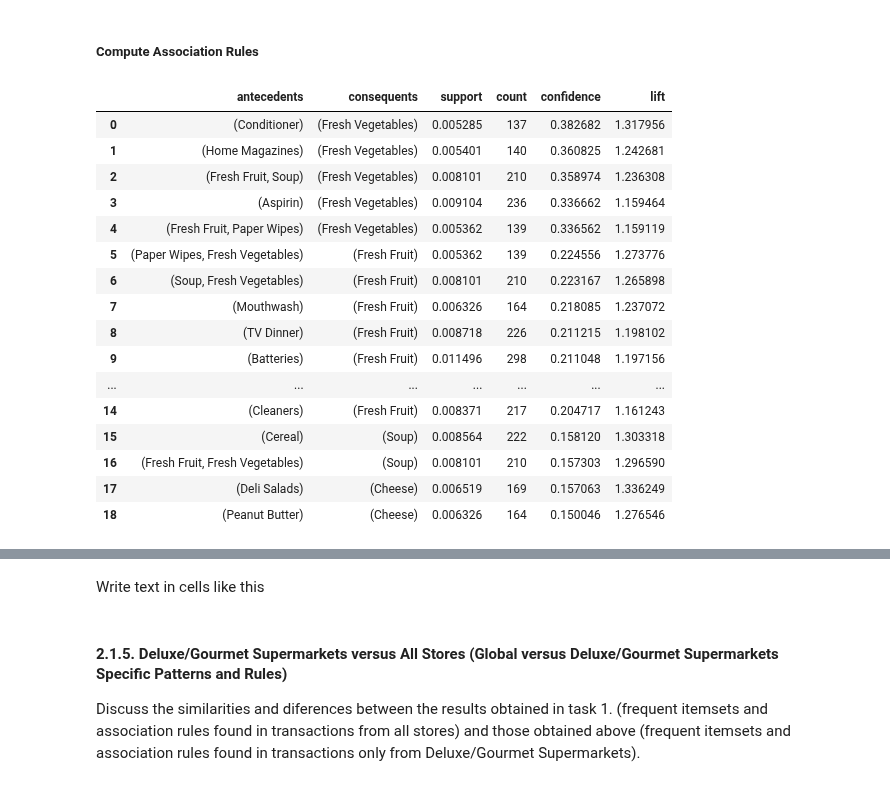
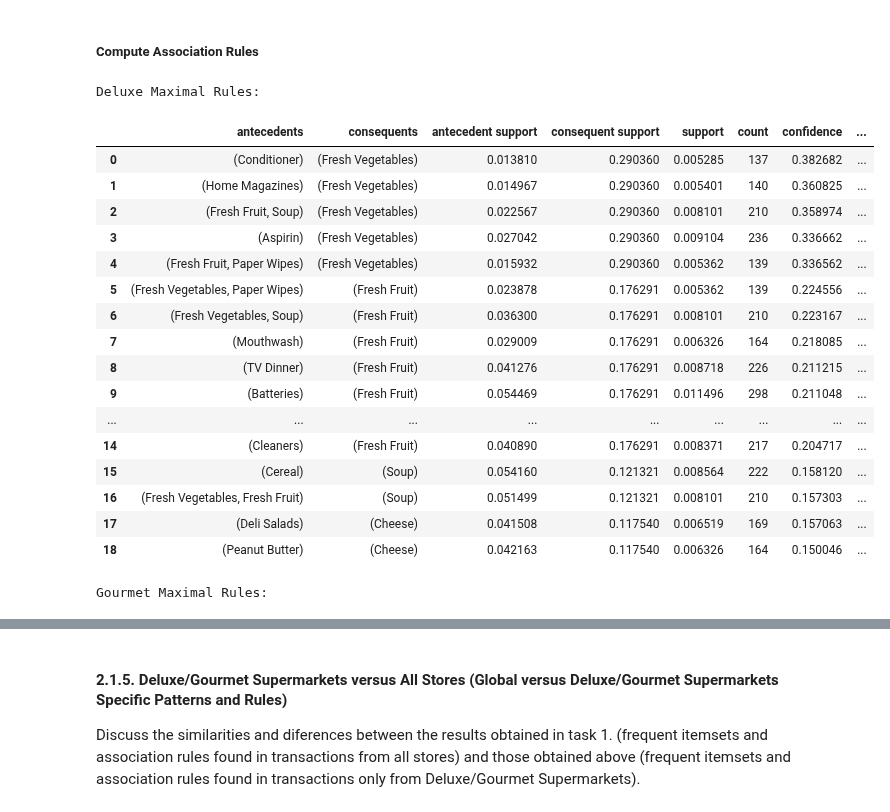
Before and after one commit to ijustsnapped/DataMine_PI, a Jupyter notebook: PD_202425_Project1/PD_202425_Project.ipynb, the cells around one changed output, grey strips where cells are left out. Saved outputs shown, nothing was run; the diff lists cells and outputs as text; code cells hidden in the pictures.

```diff
--- a/PD_202425_Project1/PD_202425_Project.ipynb
+++ b/PD_202425_Project1/PD_202425_Project.ipynb
@@ -3236,6 +3011,8 @@ Deluxe maximal patterns (131):
 # %% [markdown]
 ##### Compute Association Rules
 # %%
+
+from itertools import combinations
 def mine_maximal_rules_fpmax_full(
     binary_df: pd.DataFrame,
     *,
@@ -3276,49 +3053,63 @@ def mine_maximal_rules_fpmax_full(
                 all_subsets.add(frozenset(comb))
 
     # 3. Build a DataFrame of support for every subset + each maximal set
     n_tx = binary_df.shape[0]
     support_records = []
     for itemset in all_subsets.union(max_sets['itemsets']):
         mask = binary_df[list(itemset)].all(axis=1)
         support_records.append({
             'itemsets': itemset,
             'support': mask.sum() / n_tx
         })
     support_table = pd.DataFrame(support_records)
 
     # 4. Generate rules
     rules = association_rules(
         support_table,
         metric="confidence",
         min_threshold=min_confidence
     )
 
     # 5. Filter by lift, add counts, sort
     rules = rules[rules['lift'] >= min_lift].copy()
     rules['count'] = (rules['support'] * n_tx).round().astype(int)
     return rules.sort_values(['confidence','lift'], ascending=False).reset_index(drop=True)
 
 # Usage
 rules_deluxe  = mine_maximal_rules_fpmax_full(binary_deluxe,  min_support=0.005, min_confidence=0.15, min_lift=1.15)
 rules_gourmet = mine_maximal_rules_fpmax_full(binary_gourmet, min_support=0.01, min_confidence=0.10, min_lift=1.20)
 
-display(rules_deluxe[['antecedents','consequents','support','count','confidence','lift']])
-display(rules_gourmet[['antecedents','consequents','support','count','confidence','lift']])
+
+print(f"Deluxe Maximal Rules:")
+display(rules_deluxe[['antecedents', 'consequents', 'antecedent support', 'consequent support',
+    'support', 'count',
+    'confidence', 'lift',
+    'leverage', 'conviction']
+])
+
+print(f"Gourmet Maximal Rules:")
+display(rules_gourmet[['antecedents', 'consequents', 'antecedent support', 'consequent support',
+    'support', 'count',
+    'confidence', 'lift',
+    'leverage', 'conviction']
+])
 # %% [output]
+Deluxe Maximal Rules:
-|  | antecedents | consequents | support | count | confidence | lift |
-| 0 | (Conditioner) | (Fresh Vegetables) | 0.005285 | 137 | 0.382682 | 1.317956 |
-| 1 | (Home Magazines) | (Fresh Vegetables) | 0.005401 | 140 | 0.360825 | 1.242681 |
-| 2 | (Fresh Fruit, Soup) | (Fresh Vegetables) | 0.008101 | 210 | 0.358974 | 1.236308 |
-| 3 | (Aspirin) | (Fresh Vegetables) | 0.009104 | 236 | 0.336662 | 1.159464 |
-| 4 | (Fresh Fruit, Paper Wipes) | (Fresh Vegetables) | 0.005362 | 139 | 0.336562 | 1.159119 |
-| 5 | (Paper Wipes, Fresh Vegetables) | (Fresh Fruit) | 0.005362 | 139 | 0.224556 | 1.273776 |
-| 6 | (Soup, Fresh Vegetables) | (Fresh Fruit) | 0.008101 | 210 | 0.223167 | 1.265898 |
-| 7 | (Mouthwash) | (Fresh Fruit) | 0.006326 | 164 | 0.218085 | 1.237072 |
-| 8 | (TV Dinner) | (Fresh Fruit) | 0.008718 | 226 | 0.211215 | 1.198102 |
-| 9 | (Batteries) | (Fresh Fruit) | 0.011496 | 298 | 0.211048 | 1.197156 |
-| ... | ... | ... | ... | ... | ... | ... |
-| 14 | (Cleaners) | (Fresh Fruit) | 0.008371 | 217 | 0.204717 | 1.161243 |
-| 15 | (Cereal) | (Soup) | 0.008564 | 222 | 0.158120 | 1.303318 |
-| 16 | (Fresh Fruit, Fresh Vegetables) | (Soup) | 0.008101 | 210 | 0.157303 | 1.296590 |
-| 17 | (Deli Salads) | (Cheese) | 0.006519 | 169 | 0.157063 | 1.336249 |
-| 18 | (Peanut Butter) | (Cheese) | 0.006326 | 164 | 0.150046 | 1.276546 |
+|  | antecedents | consequents | antecedent support | consequent support | support | count | confidence | ... |
+| 0 | (Conditioner) | (Fresh Vegetables) | 0.013810 | 0.290360 | 0.005285 | 137 | 0.382682 | ... |
+| 1 | (Home Magazines) | (Fresh Vegetables) | 0.014967 | 0.290360 | 0.005401 | 140 | 0.360825 | ... |
+| 2 | (Fresh Fruit, Soup) | (Fresh Vegetables) | 0.022567 | 0.290360 | 0.008101 | 210 | 0.358974 | ... |
+| 3 | (Aspirin) | (Fresh Vegetables) | 0.027042 | 0.290360 | 0.009104 | 236 | 0.336662 | ... |
+| 4 | (Fresh Fruit, Paper Wipes) | (Fresh Vegetables) | 0.015932 | 0.290360 | 0.005362 | 139 | 0.336562 | ... |
+| 5 | (Fresh Vegetables, Paper Wipes) | (Fresh Fruit) | 0.023878 | 0.176291 | 0.005362 | 139 | 0.224556 | ... |
+| 6 | (Fresh Vegetables, Soup) | (Fresh Fruit) | 0.036300 | 0.176291 | 0.008101 | 210 | 0.223167 | ... |
+| 7 | (Mouthwash) | (Fresh Fruit) | 0.029009 | 0.176291 | 0.006326 | 164 | 0.218085 | ... |
+| 8 | (TV Dinner) | (Fresh Fruit) | 0.041276 | 0.176291 | 0.008718 | 226 | 0.211215 | ... |
+| 9 | (Batteries) | (Fresh Fruit) | 0.054469 | 0.176291 | 0.011496 | 298 | 0.211048 | ... |
+| ... | ... | ... | ... | ... | ... | ... | ... | ... |
+| 14 | (Cleaners) | (Fresh Fruit) | 0.040890 | 0.176291 | 0.008371 | 217 | 0.204717 | ... |
+| 15 | (Cereal) | (Soup) | 0.054160 | 0.121321 | 0.008564 | 222 | 0.158120 | ... |
+| 16 | (Fresh Vegetables, Fresh Fruit) | (Soup) | 0.051499 | 0.121321 | 0.008101 | 210 | 0.157303 | ... |
+| 17 | (Deli Salads) | (Cheese) | 0.041508 | 0.117540 | 0.006519 | 169 | 0.157063 | ... |
+| 18 | (Peanut Butter) | (Cheese) | 0.042163 | 0.117540 | 0.006326 | 164 | 0.150046 | ... |
+Gourmet Maximal Rules:
@@ -3339,5 +3130,3 @@ display(rules_gourmet[['antecedents','consequents','support','count','confidence
-# %% [markdown]
-Write text in cells like this
 # %% [markdown]
 #### 2.1.5.  Deluxe/Gourmet Supermarkets versus All Stores (Global versus Deluxe/Gourmet Supermarkets Specific Patterns and Rules)
 
```
Also changed, not shown: parts of 65 cells of this notebook, 2 other files.
